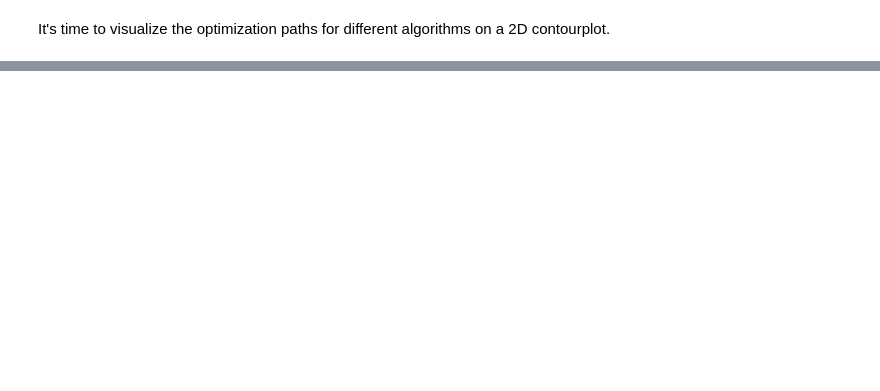
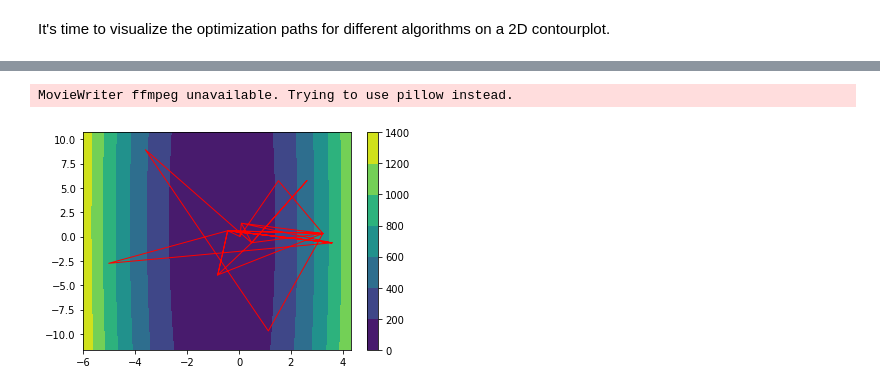
Before and after one commit to kubencjusz/metaheuristics, a Jupyter notebook: comparing_algorithms.ipynb, the cells around one changed output, grey strips where cells are left out. Saved outputs shown, nothing was run; the diff lists cells and outputs as text; code cells hidden in the pictures; blank space fills up the shorter version.

```diff
--- a/comparing_algorithms.ipynb
+++ b/comparing_algorithms.ipynb
@@ -181,0 +194,54 @@ draw_path(func='himmelblau', f_opt_hist=False)
+# %%
+anim_pso = PSO(f=simple, swarm_size=SWARM_S, max_iter=N_ITER,
+               x_min=X_MIN, x_max=X_MAX, c1=C1, c2=C2, omega=OMEGA)
+
+def draw_anim(hist=anim_pso, func='simple',
+              save_to_disk=False, file_name='animated_path.gif'):
+
+    x_min = 1.2 * np.amin(hist['x_hist'], 0)
+    x_max = 1.2 * np.amax(hist['x_hist'], 0)
+
+    # creating grid of values for a function
+    iks = np.linspace(x_min[0], x_max[0], 100)
+    igr = np.linspace(x_min[1], x_max[1], 100)
+    x = []
+    y = []
+    vals = []
+
+    for pair in product(iks, igr):
+        x.append(pair[0])
+        y.append(pair[1])
+        vals.append(eval(func)([pair[0], pair[1]]))
+
+    # drawing static contourplot of function
+    fig, ax = plt.subplots()
+    ax.scatter(hist['x_hist'][0][0], hist['x_hist'][0][1], s=20, c='k')
+    cmap = ax.contourf(iks, igr, np.array(vals).reshape(GRID_DENS, -1))
+    fig.colorbar(cmap)
+    line, = ax.plot([], [], 'r-', linewidth=1)
+
+    def init_fn():
+        return line,
+
+    # defining update function
+    def update_gif(i):
+        x_tmp = [x[0] for x in hist['x_hist']]
+        y_tmp = [x[1] for x in hist['x_hist']]
+
+        line.set_xdata(x_tmp[:i])
+        line.set_ydata(y_tmp[:i])
+        return line,
+
+    ani = FuncAnimation(fig, update_gif, init_func = init_fn, interval=100,
+                        blit=True, frames=np.arange(1, len(hist['x_hist'])))
+
+    if save_to_disk:
+        ani.save('./gifs/' + file_name) # writer='imagemagick'
+    else:
+        plt.show()
+
+
+draw_anim(save_to_disk=True, file_name='pso_simple.gif')
+# %% [output]
+MovieWriter ffmpeg unavailable. Trying to use pillow instead.
+[figure, added]
```
Also changed, not shown: parts of 10 cells of this notebook, 2 other files.
